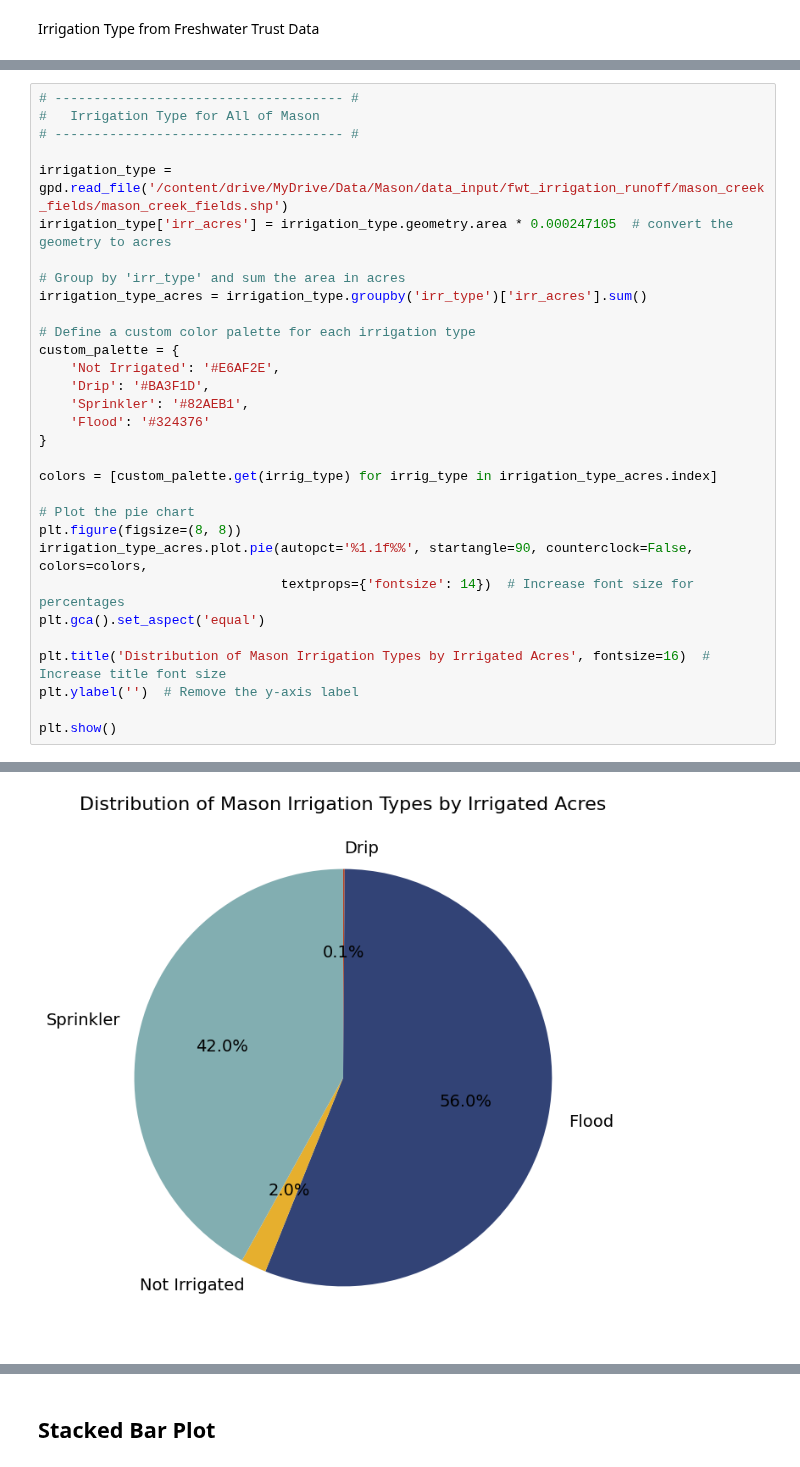
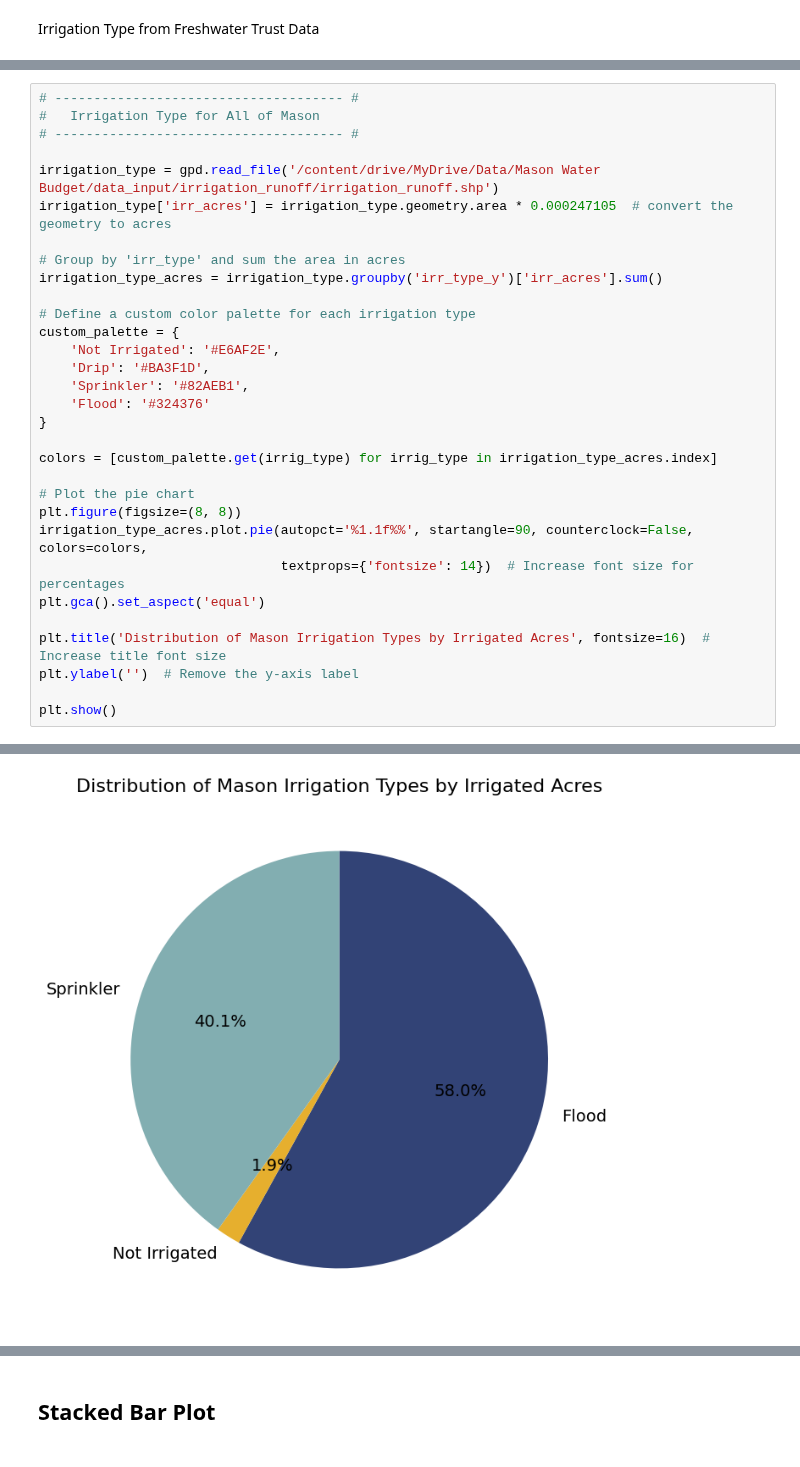
Before and after one commit to carlibeisel/mason_water_budget, a Jupyter notebook: irrigation_type_FWT.ipynb, the cells around one changed output, grey strips where cells are left out. Saved outputs shown, nothing was run; the diff lists cells and outputs as text.

```diff
--- a/irrigation_type_FWT.ipynb
+++ b/irrigation_type_FWT.ipynb
@@ -28,36 +22,36 @@ reaches = gpd.read_file('/content/drive/MyDrive/Data/Mason/data_input/reach_shap
 # ------------------------------------- #
 #   Irrigation Type for All of Mason
 # ------------------------------------- #
 
-irrigation_type = gpd.read_file('/content/drive/MyDrive/Data/Mason/data_input/fwt_irrigation_runoff/mason_creek_fields/mason_creek_fields.shp')
+irrigation_type = gpd.read_file('/content/drive/MyDrive/Data/Mason Water Budget/data_input/irrigation_runoff/irrigation_runoff.shp')
 irrigation_type['irr_acres'] = irrigation_type.geometry.area * 0.000247105  # convert the geometry to acres
 
 # Group by 'irr_type' and sum the area in acres
-irrigation_type_acres = irrigation_type.groupby('irr_type')['irr_acres'].sum()
+irrigation_type_acres = irrigation_type.groupby('irr_type_y')['irr_acres'].sum()
 
 # Define a custom color palette for each irrigation type
 custom_palette = {
     'Not Irrigated': '#E6AF2E',
     'Drip': '#BA3F1D',
     'Sprinkler': '#82AEB1',
     'Flood': '#324376'
 }
 
 colors = [custom_palette.get(irrig_type) for irrig_type in irrigation_type_acres.index]
 
 # Plot the pie chart
 plt.figure(figsize=(8, 8))
 irrigation_type_acres.plot.pie(autopct='%1.1f%%', startangle=90, counterclock=False, colors=colors,
                                textprops={'fontsize': 14})  # Increase font size for percentages
 plt.gca().set_aspect('equal')
 
 plt.title('Distribution of Mason Irrigation Types by Irrigated Acres', fontsize=16)  # Increase title font size
 plt.ylabel('')  # Remove the y-axis label
 
 plt.show()
 # %% [output]
   irrigation_type['irr_acres'] = irrigation_type.geometry.area * 0.000247105  # convert the geometry to acres
-[figure, old version]
+[figure, new version]
 # %%
 # ------------------------------------- #
 #     Irrigation Type for each Reach
```
Also changed, not shown: parts of 6 cells of this notebook.
